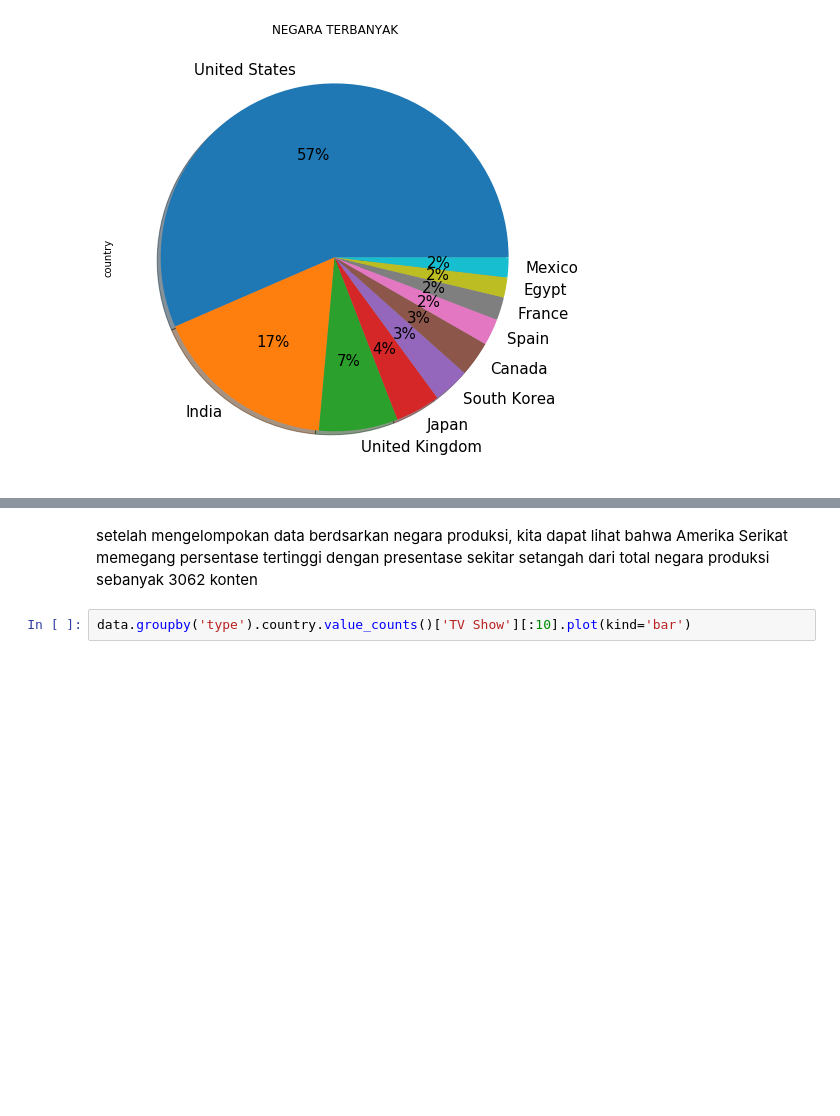
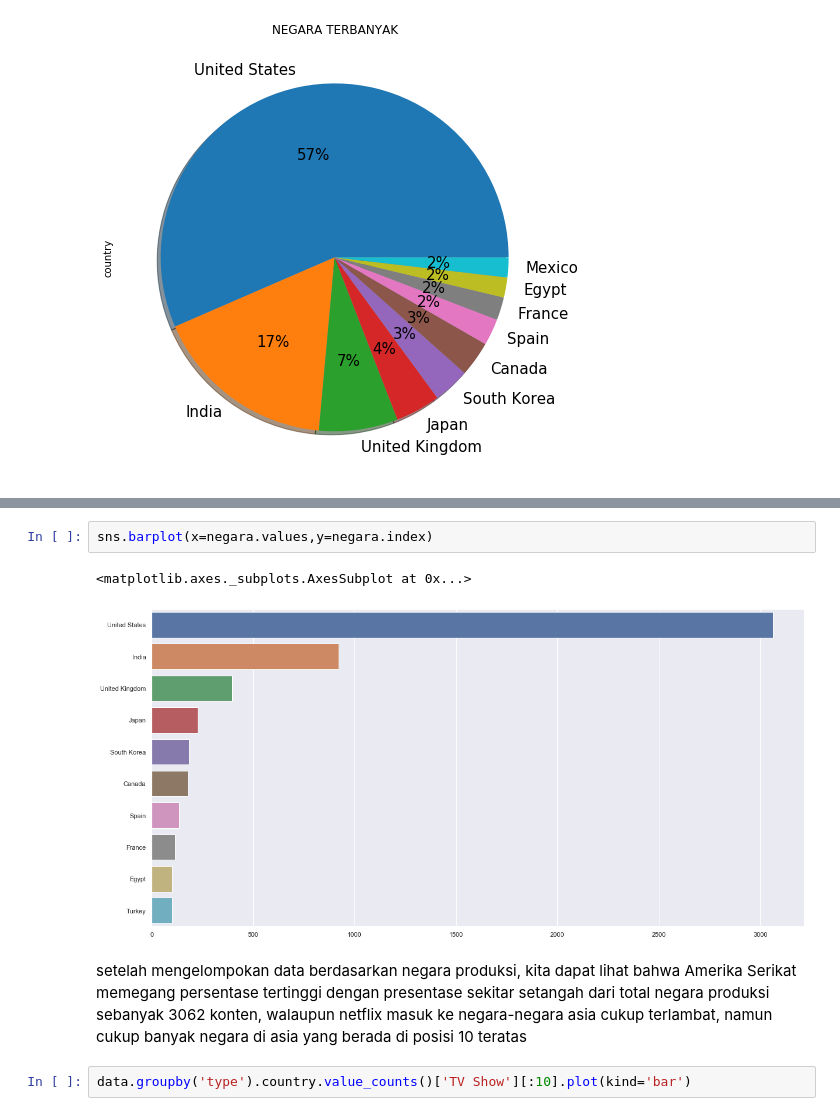
Before and after one commit to rahmaldrs/DSU, a Jupyter notebook: edanetflix.ipynb, the cells around one changed output, grey strips where cells are left out. Cells and saved outputs as stored; diff of their text form; blank space fills up the shorter version.

```diff
--- a/edanetflix.ipynb
+++ b/edanetflix.ipynb
@@ -164,6 +163,11 @@ Mexico             100
 Name: country, dtype: int64
+# %%
+sns.barplot(x=negara.values,y=negara.index)
+# %% [output]
+<matplotlib.axes._subplots.AxesSubplot at 0x...>
+[figure, added]
 # %% [markdown]
-setelah mengelompokan data berdsarkan negara produksi, kita dapat lihat bahwa Amerika Serikat memegang persentase tertinggi dengan presentase sekitar setangah dari total negara produksi sebanyak 3062 konten
+setelah mengelompokan data berdasarkan negara produksi, kita dapat lihat bahwa Amerika Serikat memegang persentase tertinggi dengan presentase sekitar setangah dari total negara produksi sebanyak 3062 konten, walaupun netflix masuk ke negara-negara asia cukup terlambat, namun cukup banyak negara di asia yang berada di posisi 10 teratas
 # %%
 data.groupby('type').country.value_counts()['TV Show'][:10].plot(kind='bar')
 # %% [output]
```
Also changed, not shown: parts of 7 cells of this notebook.
